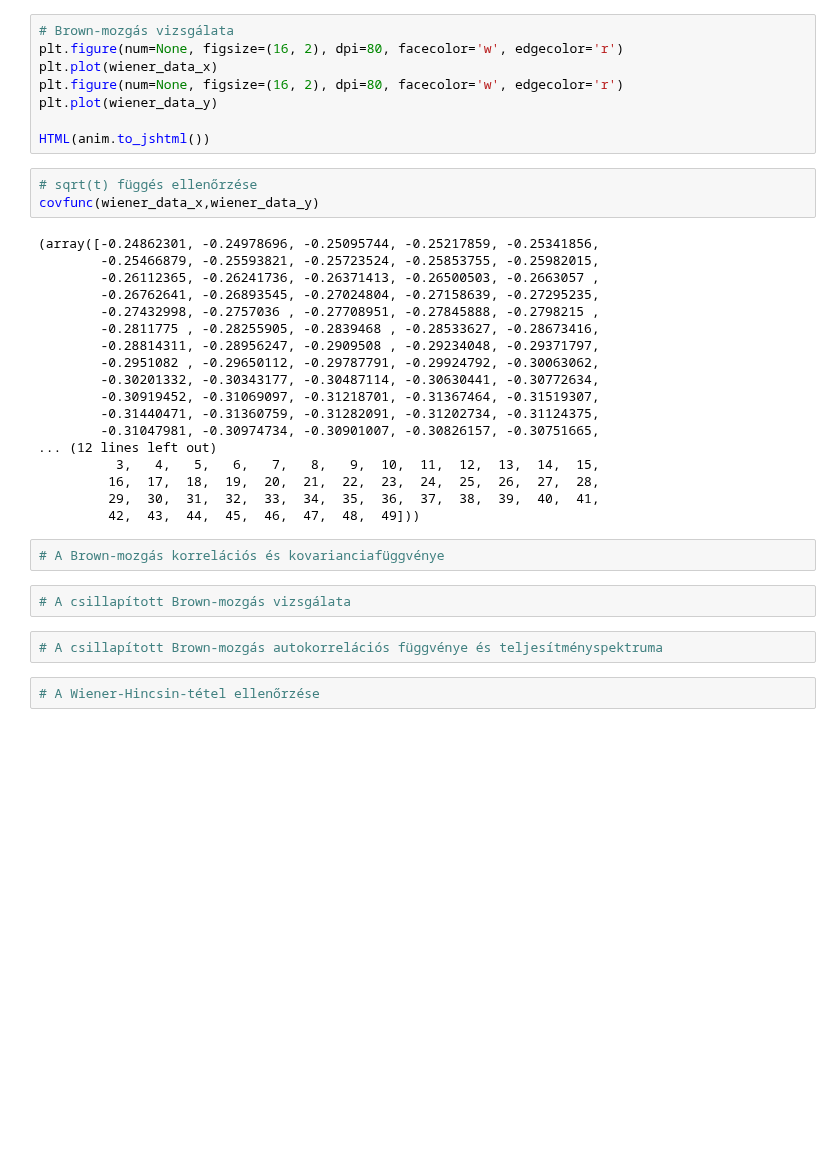
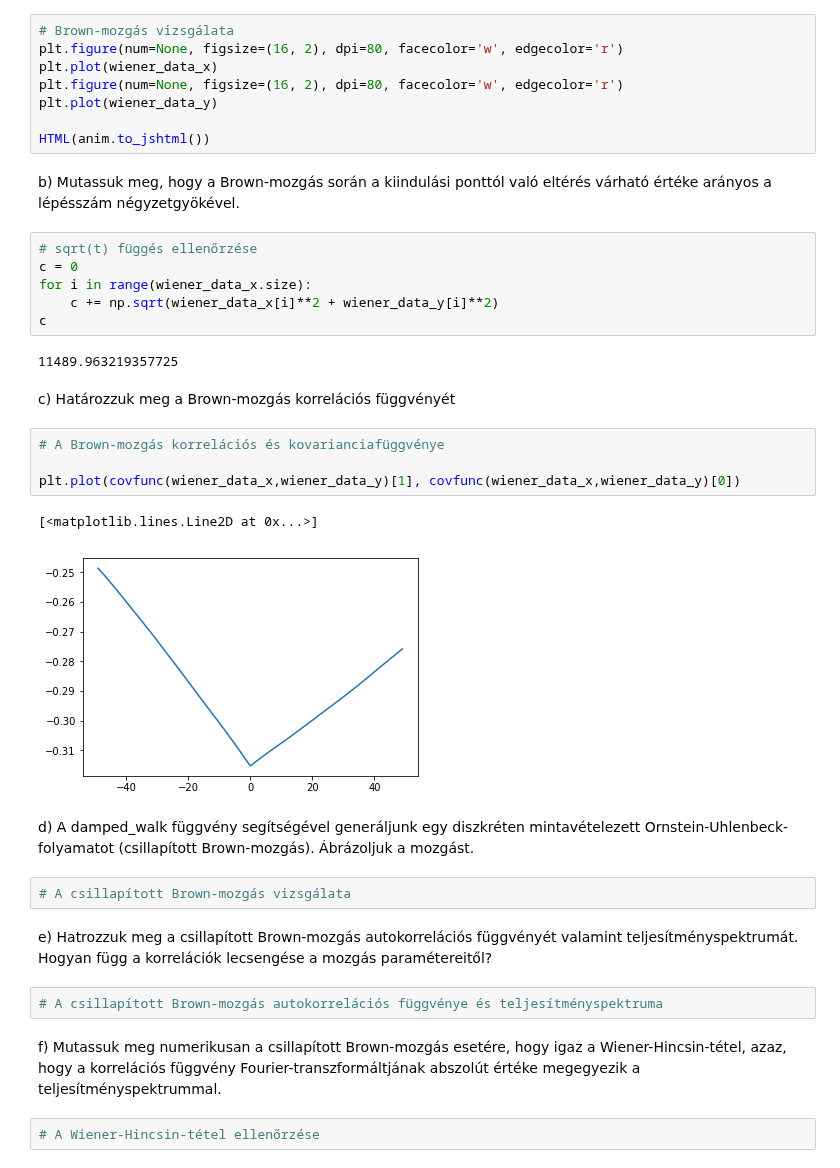
Before and after one commit to Tominano/Numerical-methods-of-physics-II, a Jupyter notebook: 4_feladatsor/4_feladat_Kapolcs.ipynb, the cells around one changed output. Saved outputs shown, nothing was run; the diff lists cells and outputs as text; blank space fills up the shorter version.

```diff
--- a/4_feladatsor/4_feladat_Kapolcs.ipynb
+++ b/4_feladatsor/4_feladat_Kapolcs.ipynb
@@ -312,33 +309,35 @@ plt.figure(num=None, figsize=(16, 2), dpi=80, facecolor='w', edgecolor='r')
 plt.plot(wiener_data_y)
 
 HTML(anim.to_jshtml())
+# %% [markdown]
+b) Mutassuk meg, hogy a Brown-mozgás során a kiindulási ponttól való eltérés várható értéke arányos a lépésszám négyzetgyökével.
 # %%
 # sqrt(t) függés ellenőrzése
-covfunc(wiener_data_x,wiener_data_y)
+c = 0
+for i in range(wiener_data_x.size):
+    c += np.sqrt(wiener_data_x[i]**2 + wiener_data_y[i]**2)
+c
 # %% [output]
-(array([-0.24862301, -0.24978696, -0.25095744, -0.25217859, -0.25341856,
-        -0.25466879, -0.25593821, -0.25723524, -0.25853755, -0.25982015,
-        -0.26112365, -0.26241736, -0.26371413, -0.26500503, -0.2663057 ,
-        -0.26762641, -0.26893545, -0.27024804, -0.27158639, -0.27295235,
-        -0.27432998, -0.2757036 , -0.27708951, -0.27845888, -0.2798215 ,
-        -0.2811775 , -0.28255905, -0.2839468 , -0.28533627, -0.28673416,
-        -0.28814311, -0.28956247, -0.2909508 , -0.29234048, -0.29371797,
-        -0.2951082 , -0.29650112, -0.29787791, -0.29924792, -0.30063062,
-        -0.30201332, -0.30343177, -0.30487114, -0.30630441, -0.30772634,
-        -0.30919452, -0.31069097, -0.31218701, -0.31367464, -0.31519307,
-        -0.31440471, -0.31360759, -0.31282091, -0.31202734, -0.31124375,
-        -0.31047981, -0.30974734, -0.30901007, -0.30826157, -0.30751665,
-... (12 lines left out)
-          3,   4,   5,   6,   7,   8,   9,  10,  11,  12,  13,  14,  15,
-         16,  17,  18,  19,  20,  21,  22,  23,  24,  25,  26,  27,  28,
-         29,  30,  31,  32,  33,  34,  35,  36,  37,  38,  39,  40,  41,
-         42,  43,  44,  45,  46,  47,  48,  49]))
+11489.963219357725
+# %% [markdown]
+c) Határozzuk meg a Brown-mozgás korrelációs függvényét
 # %%
 # A Brown-mozgás korrelációs és kovarianciafüggvénye
+
+plt.plot(covfunc(wiener_data_x,wiener_data_y)[1], covfunc(wiener_data_x,wiener_data_y)[0])
+# %% [output]
+[<matplotlib.lines.Line2D at 0x...>]
+[figure, added]
+# %% [markdown]
+d) A damped_walk függvény segítségével generáljunk egy diszkréten mintavételezett Ornstein-Uhlenbeck-folyamatot (csillapított Brown-mozgás). Ábrázoljuk a mozgást.
 # %%
 # A csillapított Brown-mozgás vizsgálata
+# %% [markdown]
+e) Hatrozzuk meg a csillapított Brown-mozgás autokorrelációs függvényét valamint teljesítményspektrumát. Hogyan függ a korrelációk lecsengése a mozgás paramétereitől?
 # %%
 # A csillapított Brown-mozgás autokorrelációs függvénye és teljesítményspektruma
+# %% [markdown]
+f) Mutassuk meg numerikusan a csillapított Brown-mozgás esetére, hogy igaz a Wiener-Hincsin-tétel, azaz, hogy a korrelációs függvény Fourier-transzformáltjának abszolút értéke megegyezik a teljesítményspektrummal.
 # %%
 # A Wiener-Hincsin-tétel ellenőrzése
 # %% [markdown]
```
Also changed, not shown: parts of 4 cells of this notebook.
